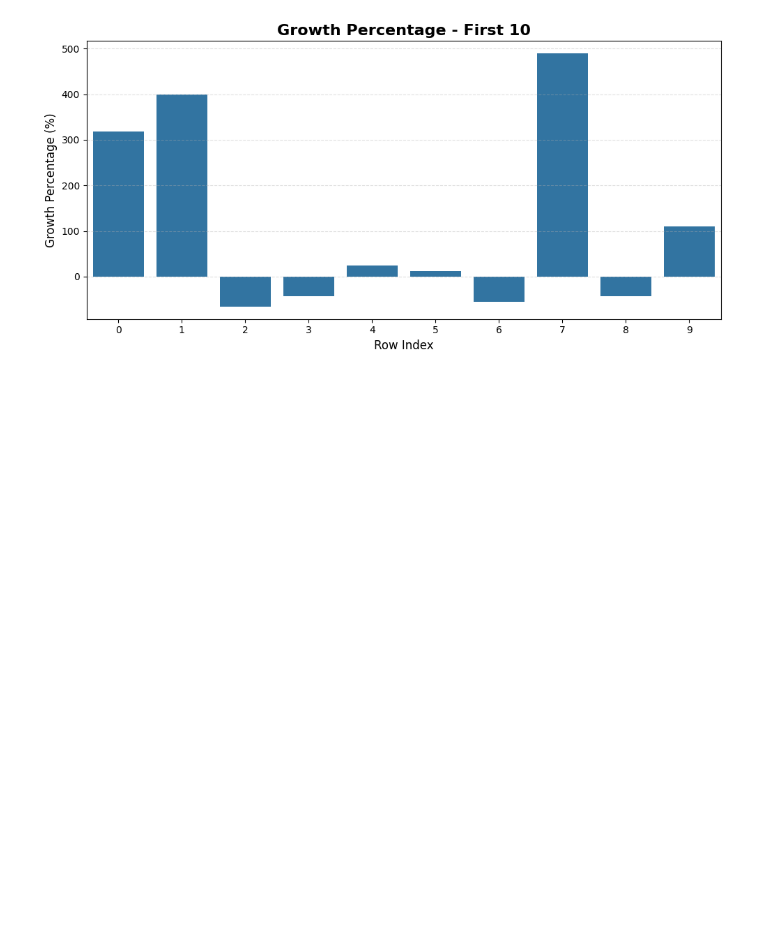
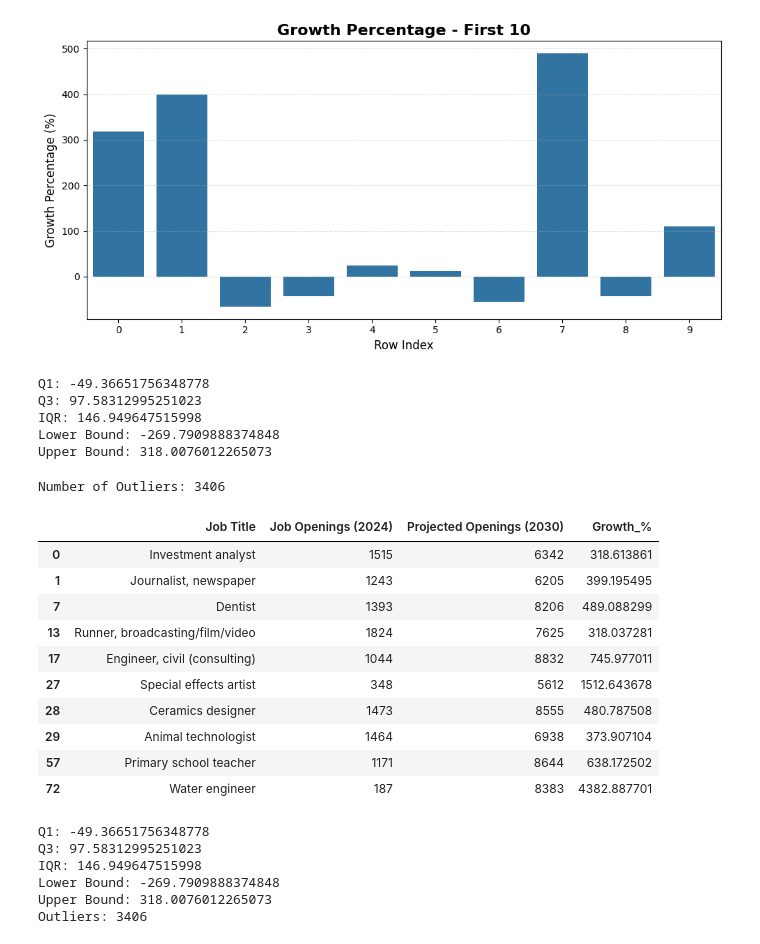
Before and after one commit to AJ0043/AI-Future-of-Jobs-Intelligence-Platform, a Jupyter notebook: AI_Adoption_&_Growth_Analysis.ipynb, the cells around one changed output. Cells and saved outputs as stored; diff of their text form; code cells hidden in the pictures; blank space fills up the shorter version.

```diff
--- a/AI_Adoption_&_Growth_Analysis.ipynb
+++ b/AI_Adoption_&_Growth_Analysis.ipynb
@@ -2761,3 +2761,63 @@ plt.tight_layout()
 plt.show()
 # %% [output]
 [figure]
+# %%
+# Outlier Detection in Growth Percentage
+
+Q1 = Featuring["Growth_%"].quantile(0.25)
+Q3 = Featuring["Growth_%"].quantile(0.75)
+
+IQR = Q3 - Q1
+
+lower = Q1 - 1.5 * IQR
+upper = Q3 + 1.5 * IQR
+
+print("Q1:", Q1)
+print("Q3:", Q3)
+print("IQR:", IQR)
+print("Lower Bound:", lower)
+print("Upper Bound:", upper)
+# %% [output]
+Q1: -49.36651756348778
+Q3: 97.58312995251023
+IQR: 146.949647515998
+Lower Bound: -269.7909888374848
+Upper Bound: 318.0076012265073
+# %%
+outliers = Featuring[
+    (Featuring["Growth_%"] < lower) |
+    (Featuring["Growth_%"] > upper)
+]
+
+print("Number of Outliers:", len(outliers))
+# %% [output]
+Number of Outliers: 3406
+# %%
+outliers[["Job Title", "Job Openings (2024)",
+          "Projected Openings (2030)", "Growth_%"]].head(10)
+# %% [output]
+|  | Job Title | Job Openings (2024) | Projected Openings (2030) | Growth_% |
+| 0 | Investment analyst | 1515 | 6342 | 318.613861 |
+| 1 | Journalist, newspaper | 1243 | 6205 | 399.195495 |
+| 7 | Dentist | 1393 | 8206 | 489.088299 |
+| 13 | Runner, broadcasting/film/video | 1824 | 7625 | 318.037281 |
+| 17 | Engineer, civil (consulting) | 1044 | 8832 | 745.977011 |
+| 27 | Special effects artist | 348 | 5612 | 1512.643678 |
+| 28 | Ceramics designer | 1473 | 8555 | 480.787508 |
+| 29 | Animal technologist | 1464 | 6938 | 373.907104 |
+| 57 | Primary school teacher | 1171 | 8644 | 638.172502 |
+| 72 | Water engineer | 187 | 8383 | 4382.887701 |
+# %%
+print("Q1:", Q1)
+print("Q3:", Q3)
+print("IQR:", IQR)
+print("Lower Bound:", lower)
+print("Upper Bound:", upper)
+print("Outliers:", len(outliers))
+# %% [output]
+Q1: -49.36651756348778
+Q3: 97.58312995251023
+IQR: 146.949647515998
+Lower Bound: -269.7909888374848
+Upper Bound: 318.0076012265073
+Outliers: 3406
```
